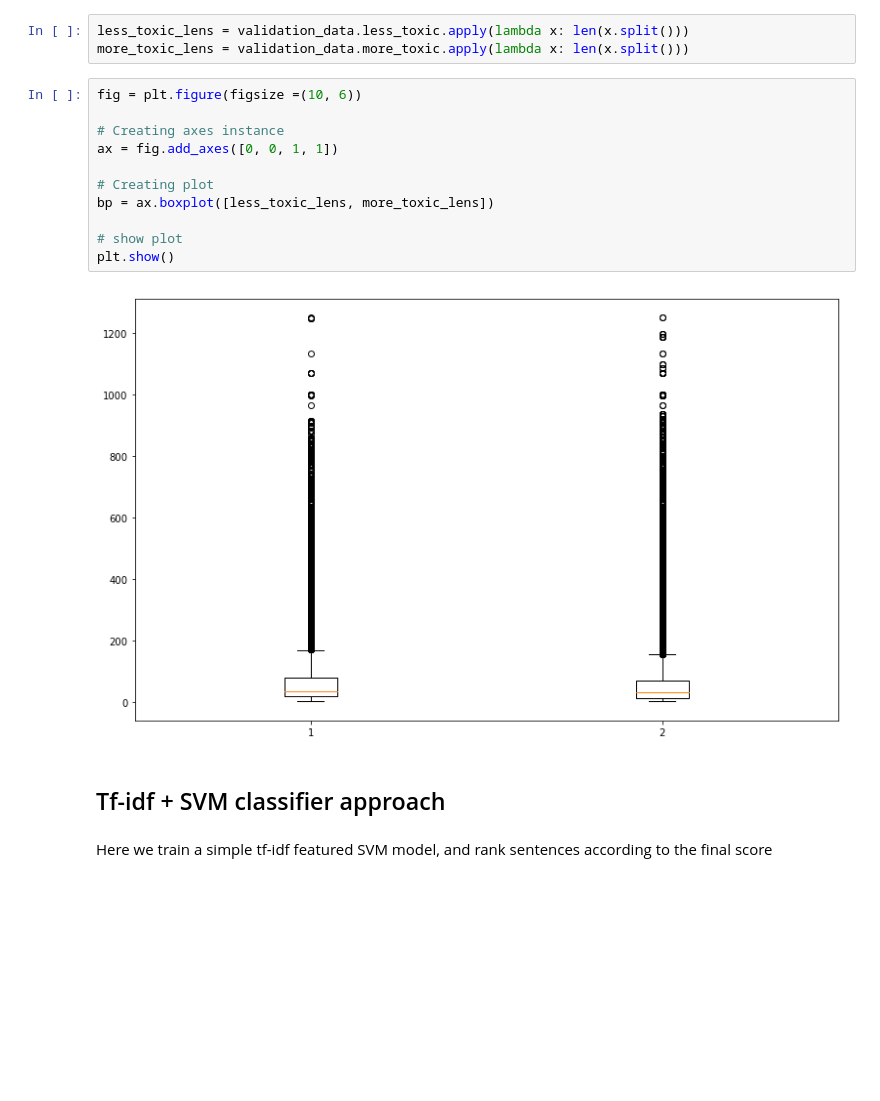
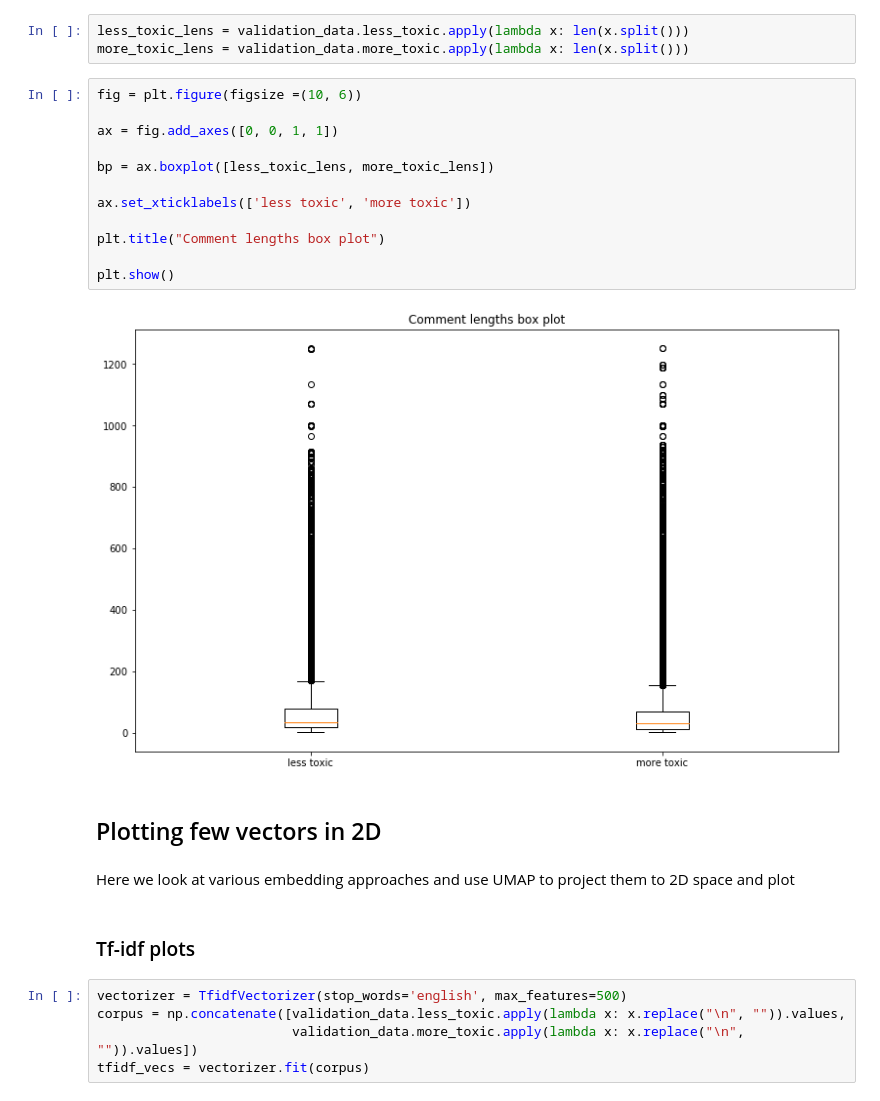
Before and after one commit to arunava-de/Deep-Learning, a Jupyter notebook: Toxicity Scoring.ipynb, the cells around one changed output. Drawn from its saved outputs; the diff is of its cells as text; blank space fills up the shorter version.

```diff
--- a/Toxicity Scoring.ipynb
+++ b/Toxicity Scoring.ipynb
@@ -44,17 +47,25 @@ more_toxic_lens = validation_data.more_toxic.apply(lambda x: len(x.split()))
 # %%
 fig = plt.figure(figsize =(10, 6))
 
-# Creating axes instance
 ax = fig.add_axes([0, 0, 1, 1])
 
-# Creating plot
 bp = ax.boxplot([less_toxic_lens, more_toxic_lens])
 
-# show plot
+ax.set_xticklabels(['less toxic', 'more toxic'])
+
+plt.title("Comment lengths box plot")
+
 plt.show()
 # %% [output]
-[figure, old version]
+[figure, new version]
+# %% [markdown]
+## Plotting few vectors in 2D
+# %% [markdown]
+Here we look at various embedding approaches and use UMAP to project them to 2D space and plot
 # %% [markdown]
-## Tf-idf + SVM classifier approach
+### Tf-idf plots
-# %% [markdown]
-Here we train a simple tf-idf featured SVM model, and rank sentences according to the final score
+# %%
+vectorizer = TfidfVectorizer(stop_words='english', max_features=500)
+corpus = np.concatenate([validation_data.less_toxic.apply(lambda x: x.replace("\n", "")).values,
+                         validation_data.more_toxic.apply(lambda x: x.replace("\n", "")).values])
+tfidf_vecs = vectorizer.fit(corpus)
```
Also changed, not shown: parts of 10 cells of this notebook.
